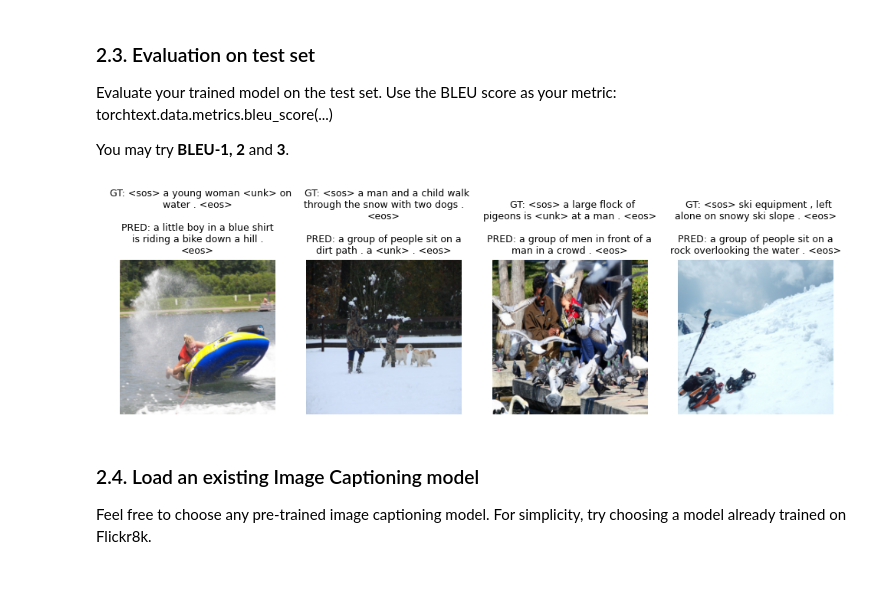
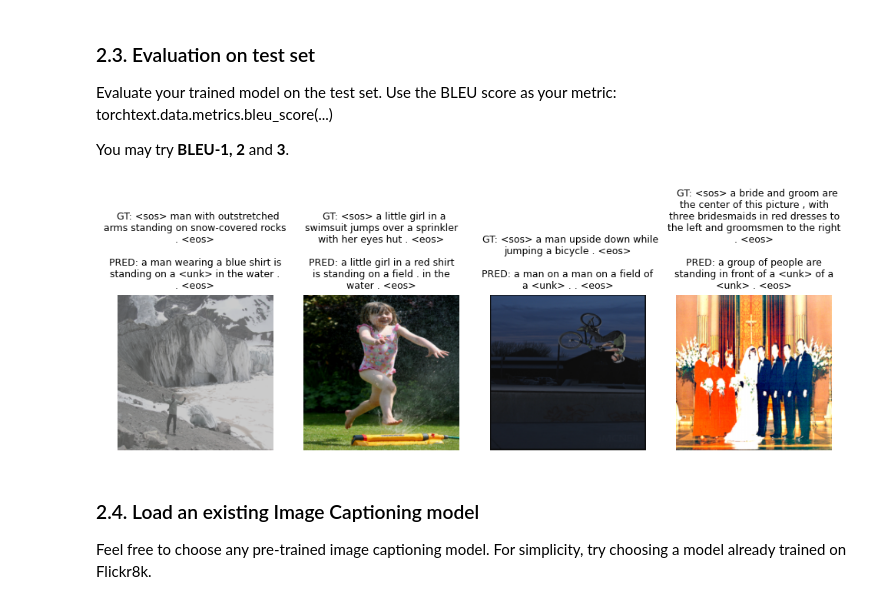
Before and after one commit to liviuflo/dnd-assignment2, a Jupyter notebook: DND_Assignment_2_24_25_1.ipynb, the cells around one changed output. Saved outputs shown, nothing was run; the diff lists cells and outputs as text; code cells hidden in the pictures.

```diff
--- a/DND_Assignment_2_24_25_1.ipynb
+++ b/DND_Assignment_2_24_25_1.ipynb
@@ -852,20 +852,25 @@ class MetricHistory:
         return self.history[-1]
 
 
-class ExponentialScheduler:
+class StepScheduler:
     """Scheduler for an exponential value."""
 
-    def __init__(self, initial_value: float, gamma: float):
+    def __init__(self, initial_value: float, gamma: float, step_size: int):
         self.v = initial_value
         self.gamma = gamma
+        self.step_size = step_size
+        self.current_step = 0
 
     def get_value(self):
         """Returns the current value stored in the scheduler."""
         return self.v
 
     def step(self):
-        """Multiply the current value by gamma."""
-        self.v *= self.gamma
+        """Multiply the current value by gamma, every k steps"""
+        self.current_step += 1
+        if self.current_step == self.step_size:
+            self.v *= self.gamma
+            self.current_step = 0
 
 
 def plot_histories(
@@ -947,9 +952,7 @@ def forward_batch(
 
     references = []
     for gt_captions in all_captions:
-        references.append(
-            [cap[1:] for cap in list(map(int_caption_to_str, gt_captions))]
-        )
+        references.append([cap[1:] for cap in map(int_caption_to_str, gt_captions)])
 
     bleu_1 = bleu(hypotheses, references, 1)
     bleu_2 = bleu(hypotheses, references, 2)
@@ -968,7 +971,7 @@ def train_model(
     loss_fn,
     num_epochs,
     early_stopping_threshold,
-    train_tf_prob: ExponentialScheduler,
+    train_tf_prob: StepScheduler,
 ):
 
     s = lambda x: "=" * x
@@ -1114,7 +1117,7 @@ def train_model(
     return losses, metrics
 
 
-EMBEDDING_SIZE = 1024
+EMBEDDING_SIZE = 512
 ATTENTION_DIM = 256
 DECODER_DIM = 256
 
@@ -1126,9 +1129,9 @@ model = ImageCaptioningModel(
 model.to(device)
 
 LOSS_FN = nn.CrossEntropyLoss(ignore_index=VOCAB[PAD])
-optimizer = optim.Adam(model.parameters(), lr=1e-3)
+optimizer = optim.Adam(model.parameters(), lr=1e-4)
 scheduler = optim.lr_scheduler.ExponentialLR(optimizer, gamma=0.98)
-TRAIN_TF_PROB = ExponentialScheduler(initial_value=1, gamma=0.995)
+TRAIN_TF_PROB = StepScheduler(initial_value=1, gamma=0.995, step_size=5)
 
 losses, metrics = train_model(
     model,
@@ -1222,36 +1226,36 @@ def predict_on_dataset(model: ImageCaptioningModel, ds, wanted_images):
             image_tensor, gt_caption, _ = ds[sample_id]
 
             images = image_tensor.unsqueeze(0)
             gt_captions = gt_caption.unsqueeze(0)
 
             preds, captions, _ = model.forward(
                 images.to(device),  # gt_captions.to(device)
             )
 
             pred_caption = decode_caption(captions[0], VOCAB)
             pred_caption = pred_caption.replace(PAD, "")
 
             image = denormalize(image_tensor).numpy()
             image = np.transpose(image, (1, 2, 0))
             image[image > 1] = 1
 
             text_gt = "  GT: " + decode_caption(gt_caption, ds.vocab)
             wrapped_text_gt = "\n".join(wrap(text_gt, width=35))
 
             text_pred = "PRED: " + pred_caption
             wrapped_text_pred = "\n".join(wrap(text_pred, width=35))
 
             title = wrapped_text_gt + "\n\n" + wrapped_text_pred
 
             axs[i].imshow(image)
             axs[i].axis("off")
             axs[i].set_title(title, fontsize=9)
 
 
-# predict_on_dataset(model, train_dataset, wanted_images=4)
-predict_on_dataset(model, test_dataset, wanted_images=4)
+predict_on_dataset(model, train_dataset, wanted_images=4)
+# predict_on_dataset(model, test_dataset, wanted_images=4)
 # %% [output]
-[figure, old version]
+[figure, new version]
 # %% [markdown]
 ### 2.4. Load an existing Image Captioning model
 
```
Also changed, not shown: parts of 2 cells of this notebook, 4 other files.
